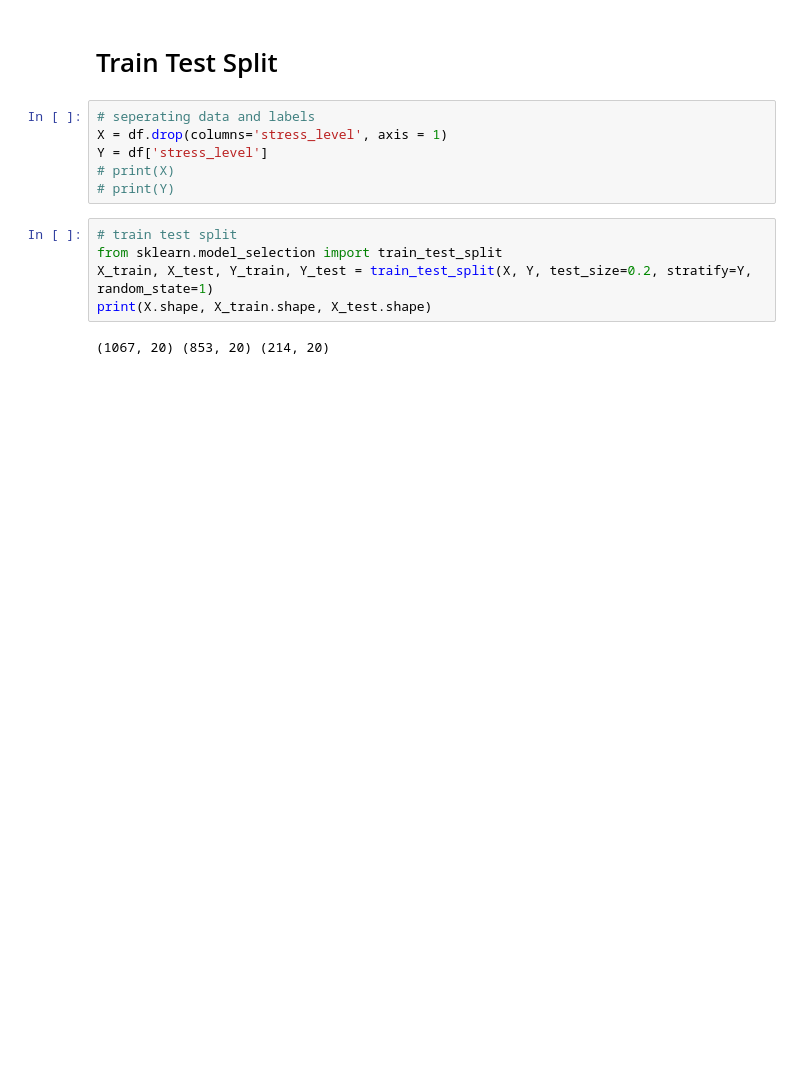
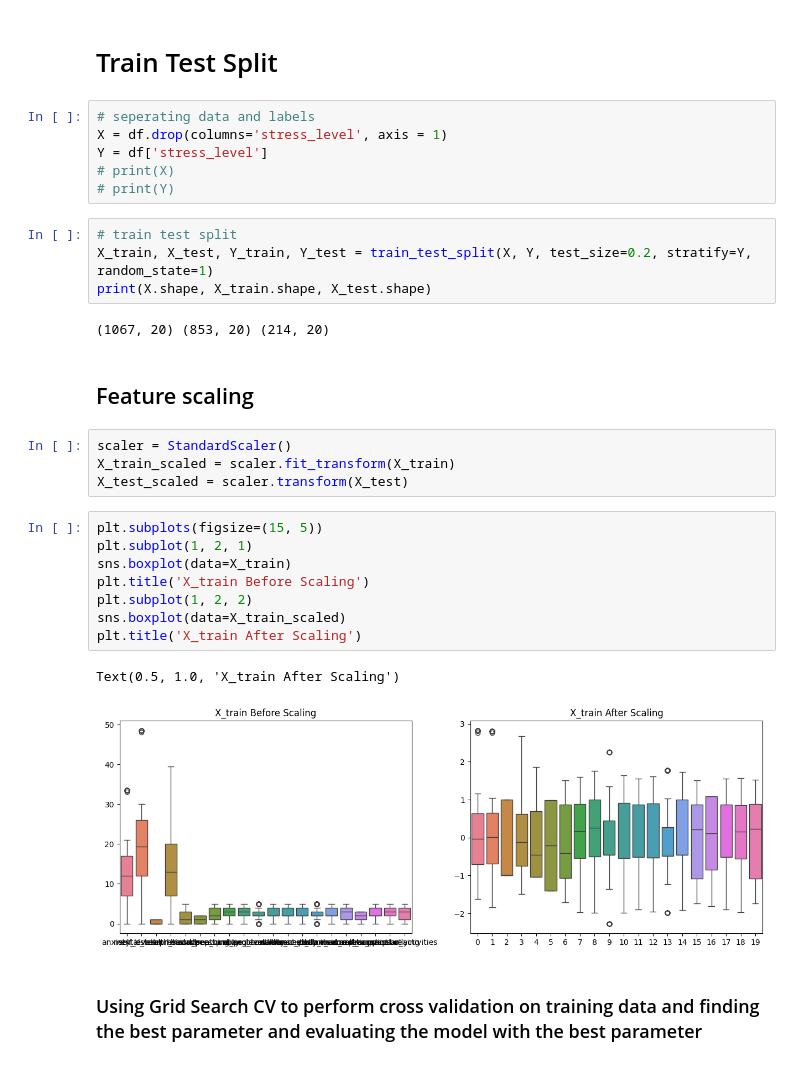
Before and after one commit to KaziQuader/Predicting-Student-Stress-Level, a Jupyter notebook: PredictingStudentStressLevel.ipynb, the cells around one changed output. Cells and saved outputs as stored; diff of their text form; blank space fills up the shorter version.

```diff
--- a/PredictingStudentStressLevel.ipynb
+++ b/PredictingStudentStressLevel.ipynb
@@ -242,8 +498,26 @@ Y = df['stress_level']
 # print(Y)
 # %%
 # train test split
-from sklearn.model_selection import train_test_split
 X_train, X_test, Y_train, Y_test = train_test_split(X, Y, test_size=0.2, stratify=Y, random_state=1)
 print(X.shape, X_train.shape, X_test.shape)
 # %% [output]
 (1067, 20) (853, 20) (214, 20)
+# %% [markdown]
+## Feature scaling
+# %%
+scaler = StandardScaler()
+X_train_scaled = scaler.fit_transform(X_train)
+X_test_scaled = scaler.transform(X_test)
+# %%
+plt.subplots(figsize=(15, 5))
+plt.subplot(1, 2, 1)
+sns.boxplot(data=X_train)
+plt.title('X_train Before Scaling')
+plt.subplot(1, 2, 2)
+sns.boxplot(data=X_train_scaled)
+plt.title('X_train After Scaling')
+# %% [output]
+Text(0.5, 1.0, 'X_train After Scaling')
+[figure, added]
+# %% [markdown]
+### Using Grid Search CV to perform cross validation on training data and finding the best parameter and evaluating the model with the best parameter
```
Also changed, not shown: parts of 34 cells of this notebook.
